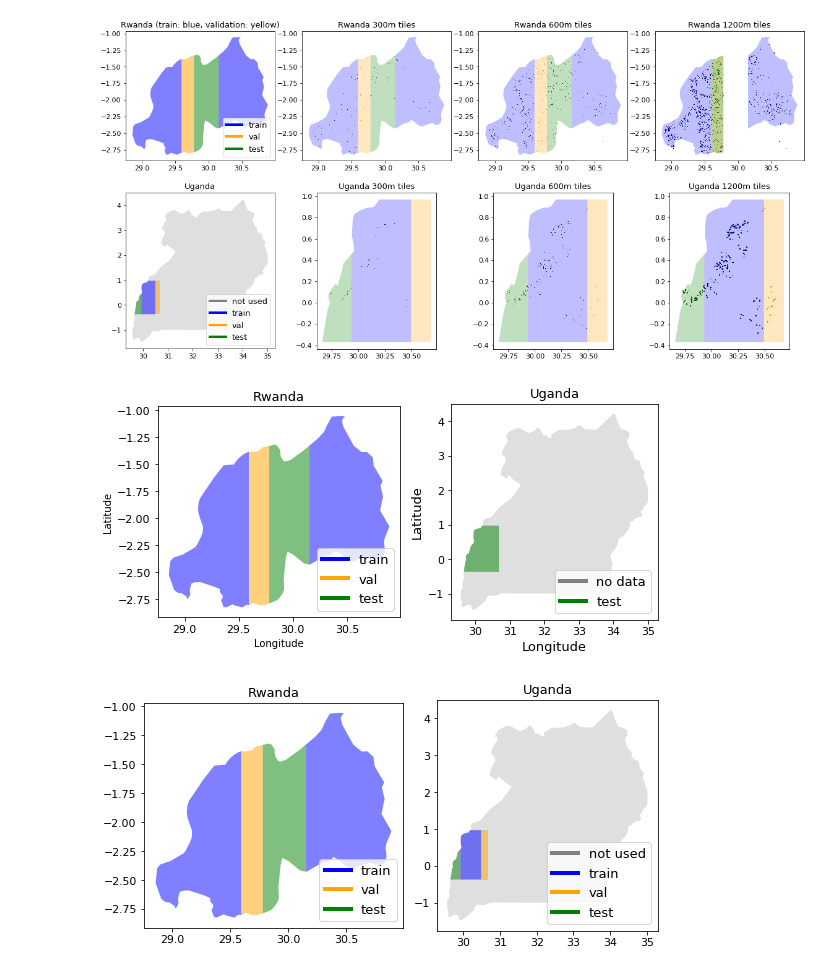
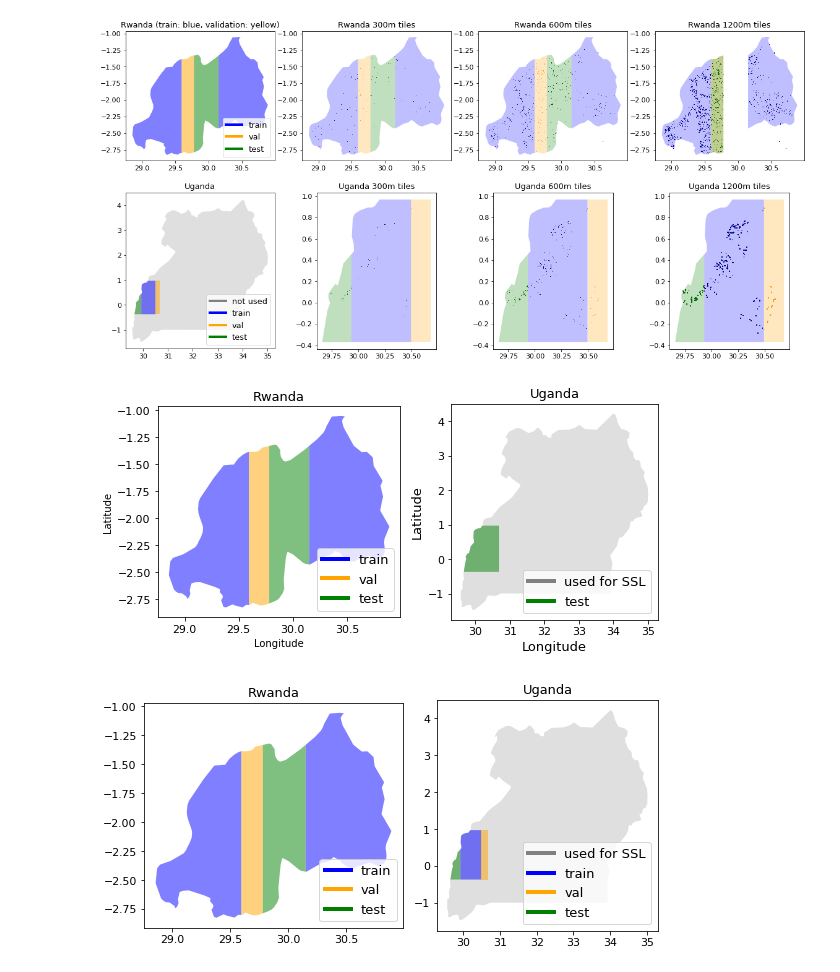
Before and after one commit to narthnil/b2p-siteident, a Jupyter notebook: notebooks/visualize_data_versions.ipynb, the cells around one changed output. Saved outputs shown, nothing was run; the diff lists cells and outputs as text; code cells hidden in the pictures.

```diff
--- a/notebooks/visualize_data_versions.ipynb
+++ b/notebooks/visualize_data_versions.ipynb
@@ -378,7 +378,7 @@ def plot_v1_small(legend_fontsize=13, title_fontsize=14):
     bounds[bounds.id == "ug"].plot(color="grey", alpha=0.25, ax=axes[1])
     bounds[bounds.id == "ug-te-0"].plot(color="green", ax=axes[1], alpha=0.5)
     legend_elem = [
-        Line2D([0],[0], color='grey', lw=4, label='no data'),
+        Line2D([0],[0], color='grey', lw=4, label='used for SSL'),
         Line2D([0],[0], color='green', lw=4, label='test')
     ]
     axes[1].legend(handles=legend_elem, loc='lower right',
@@ -395,7 +395,7 @@ def plot_v1_small(legend_fontsize=13, title_fontsize=14):
 
 plot_v1_small()
 # %% [output]
-[figure, old version]
+[figure, new version]
 # %%
 def plot_v2_small(legend_fontsize=13):
     with open("../data/ground_truth/bounds_v2.geojson") as f:
@@ -418,32 +418,32 @@ def plot_v2_small(legend_fontsize=13):
     ]
     axes[0].legend(handles=legend_elem, loc='lower right',
                    fontsize=legend_fontsize)
 
     _ = axes[0].set_title("Rwanda", fontsize=13)
     axes[0].tick_params(axis='both', which='major', labelsize=11)
 
     bounds[bounds.id == "ug"].plot(color="grey", alpha=0.25, ax=axes[1])
     bounds[bounds.id.str.startswith("ug-te")].plot(
         color="green", ax=axes[1], alpha=0.5)
     bounds[bounds.id.str.startswith("ug-tr")].plot(
         color="blue", ax=axes[1], alpha=0.5)
     bounds[bounds.id.str.startswith("ug-va")].plot(
         color="orange", ax=axes[1], alpha=0.5)
     legend_elem = [
-        Line2D([0],[0], color='grey', lw=4, label='not used'),
+        Line2D([0],[0], color='grey', lw=4, label='used for SSL'),
         Line2D([0],[0], color='blue', lw=4, label='train'),
         Line2D([0],[0], color='orange', lw=4, label='val'),
         Line2D([0],[0], color='green', lw=4, label='test')
     ]
     axes[1].legend(handles=legend_elem, loc='lower right',
                       fontsize=legend_fontsize)
 
     _ = axes[1].set_title("Uganda", fontsize=13)
     axes[1].tick_params(axis='both', which='major', labelsize=11)
     plt.tight_layout()
     plt.savefig("data_v2_small.png", dpi=300)
     plt.show()
 
 plot_v2_small()
 # %% [output]
-[figure, old version]
+[figure, new version]
```
Also changed, not shown: 10 other files.
